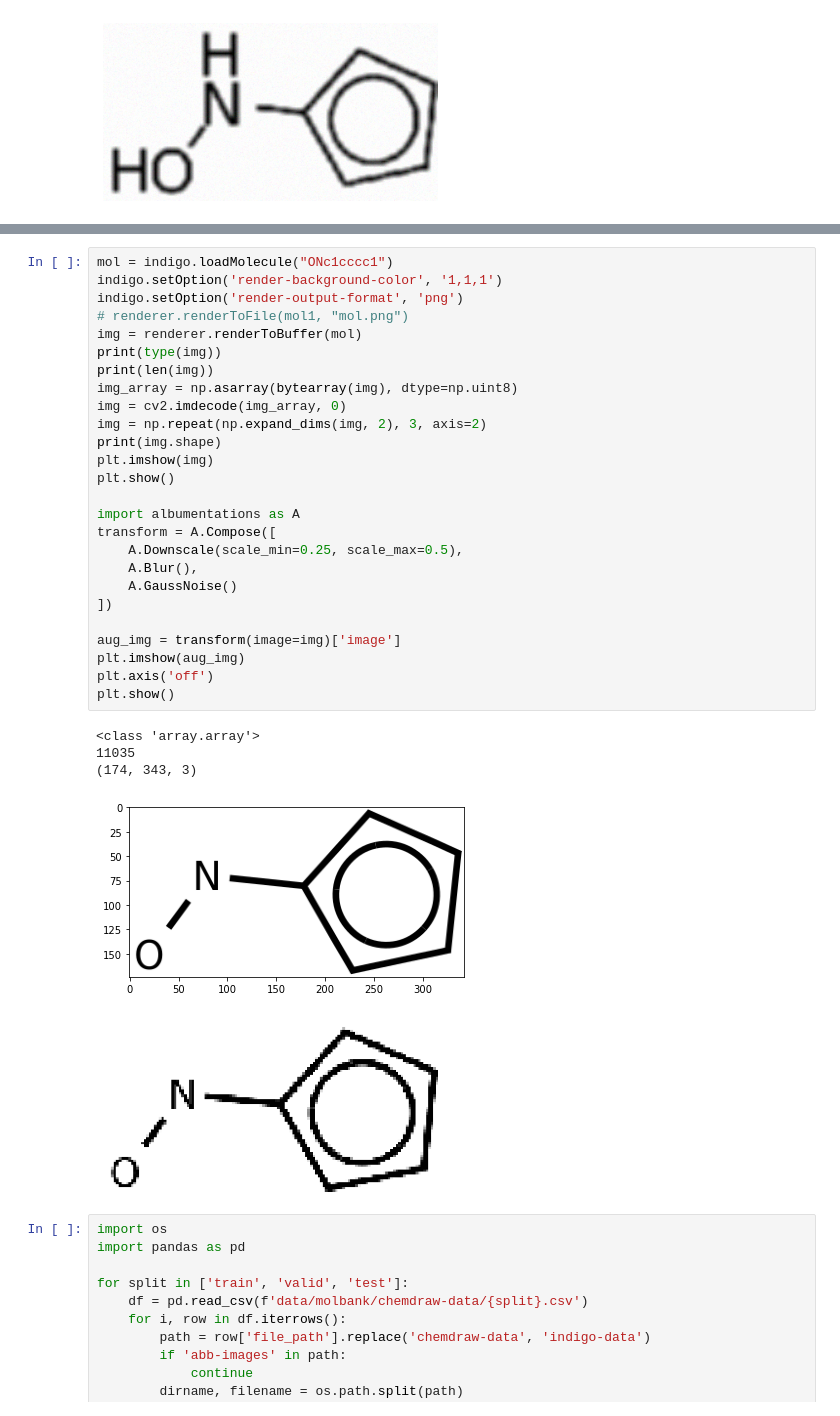
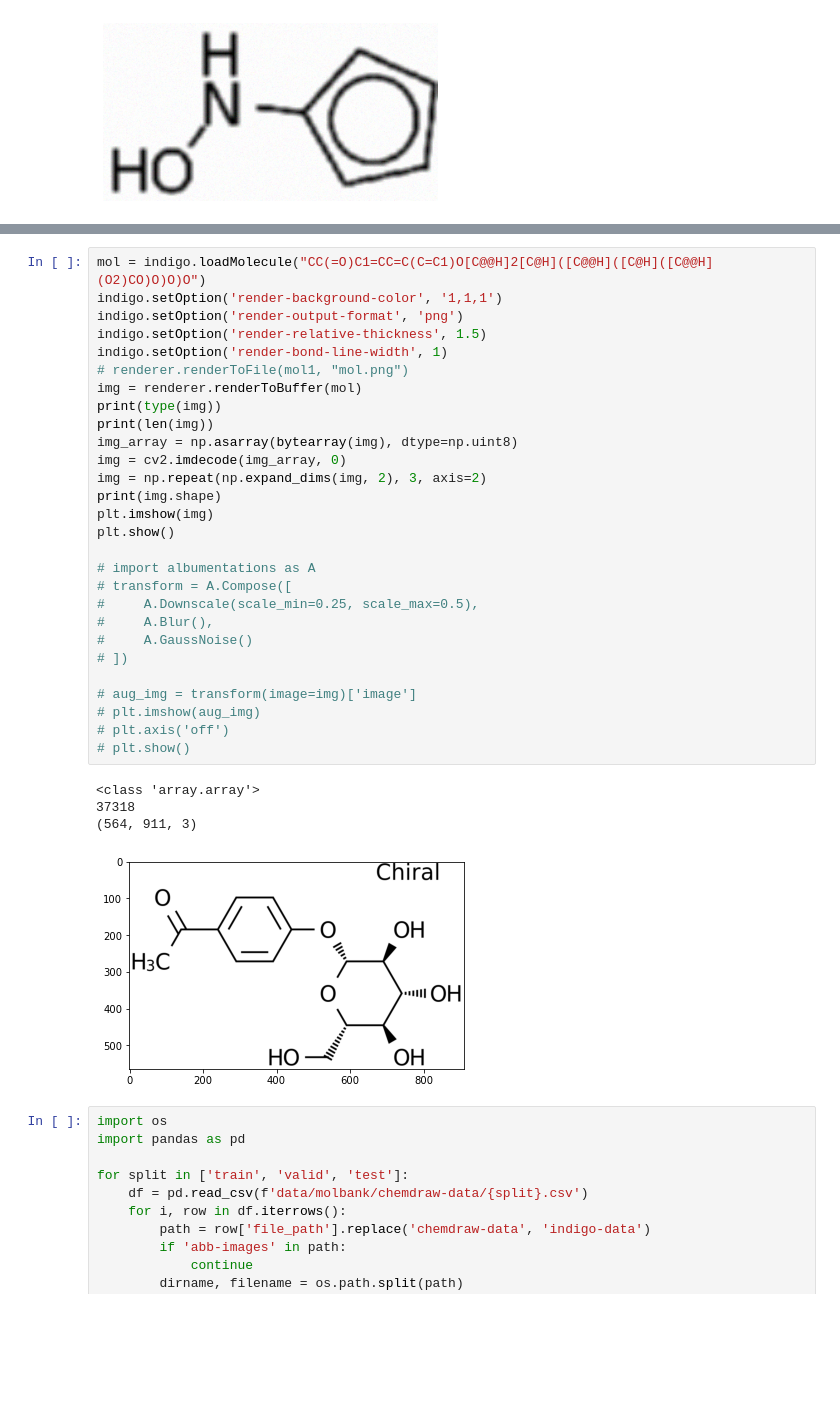
Before and after one commit to thomas0809/MolScribe, a Jupyter notebook: notebook/indigo.ipynb, the cells around one changed output, grey strips where cells are left out. Saved outputs shown, nothing was run; the diff lists cells and outputs as text; blank space fills up the shorter version.

```diff
--- a/notebook/indigo.ipynb
+++ b/notebook/indigo.ipynb
@@ -205,36 +216,37 @@ COC(=O)C(C)COS(C)(=O)=O
 ... (30 outputs left out)
 # %%
-mol = indigo.loadMolecule("ONc1cccc1")
+mol = indigo.loadMolecule("CC(=O)C1=CC=C(C=C1)O[C@@H]2[C@H]([C@@H]([C@H]([C@@H](O2)CO)O)O)O")
 indigo.setOption('render-background-color', '1,1,1')
 indigo.setOption('render-output-format', 'png')
+indigo.setOption('render-relative-thickness', 1.5)
+indigo.setOption('render-bond-line-width', 1)
 # renderer.renderToFile(mol1, "mol.png")
 img = renderer.renderToBuffer(mol)
 print(type(img))
 print(len(img))
 img_array = np.asarray(bytearray(img), dtype=np.uint8)
 img = cv2.imdecode(img_array, 0)
 img = np.repeat(np.expand_dims(img, 2), 3, axis=2)
 print(img.shape)
 plt.imshow(img)
 plt.show()
 
-import albumentations as A
-transform = A.Compose([
-    A.Downscale(scale_min=0.25, scale_max=0.5),
-    A.Blur(),
-    A.GaussNoise()
-])
+# import albumentations as A
+# transform = A.Compose([
+#     A.Downscale(scale_min=0.25, scale_max=0.5),
+#     A.Blur(),
+#     A.GaussNoise()
+# ])
 
-aug_img = transform(image=img)['image']
-plt.imshow(aug_img)
-plt.axis('off')
-plt.show()
+# aug_img = transform(image=img)['image']
+# plt.imshow(aug_img)
+# plt.axis('off')
+# plt.show()
 # %% [output]
 <class 'array.array'>
-11035
-(174, 343, 3)
+37318
+(564, 911, 3)
-[figure, old version]
+[figure, new version]
-[figure, removed]
 # %%
 import os
 import pandas as pd
```
Also changed, not shown: parts of 1 cell of this notebook, 1 other file.
